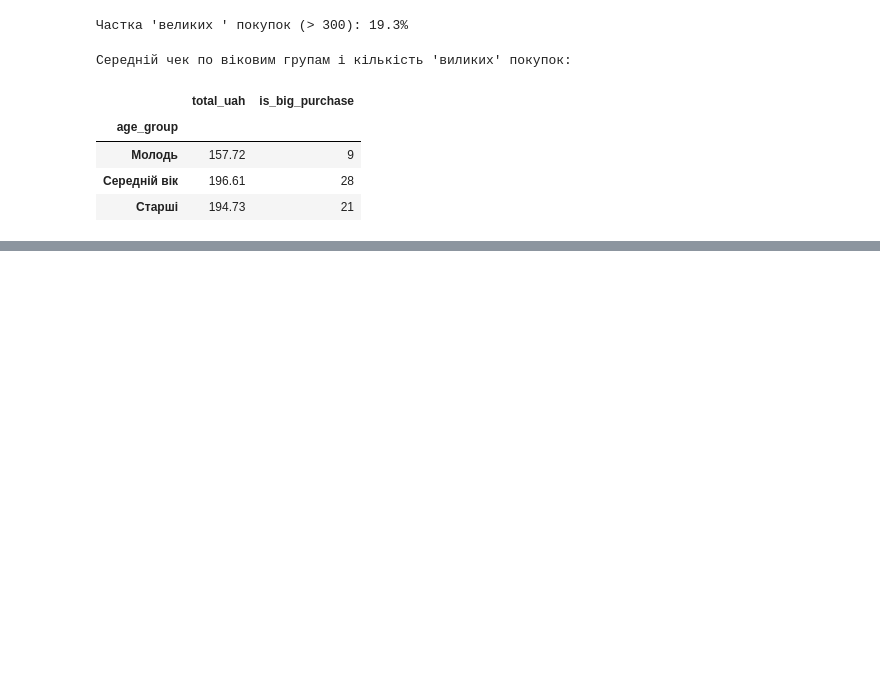
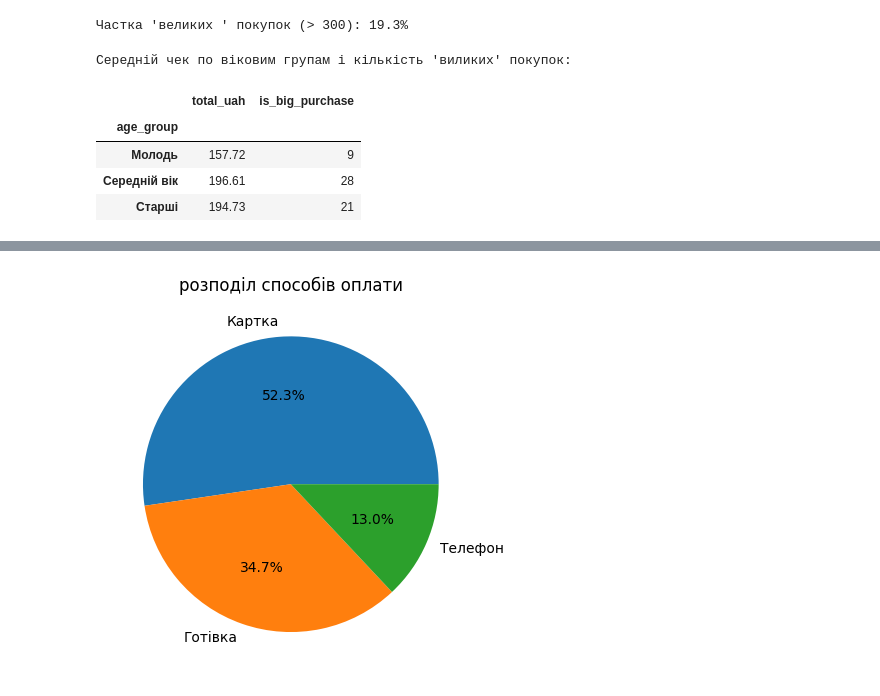
Before and after one commit to rudmaxx/DTA_Python, a Jupyter notebook: project_store_sales_analysis/store_sales_analysis.ipynb, the cells around one changed output, grey strips where cells are left out. Saved outputs shown, nothing was run; the diff lists cells and outputs as text; code cells hidden in the pictures; blank space fills up the shorter version.

```diff
--- a/project_store_sales_analysis/store_sales_analysis.ipynb
+++ b/project_store_sales_analysis/store_sales_analysis.ipynb
@@ -572,0 +618,8 @@ df.groupby('age_group',observed=True).agg({
+# %%
+fig, ax = plt.subplots()
+payment_count = df.payment.value_counts()
+ax.pie(payment_count, labels=payment_count.index, autopct='%1.1f%%')
+ax.set_title('розподіл способів оплати')
+plt.show()
+# %% [output]
+[figure, added]
```
Also changed, not shown: parts of 8 cells of this notebook.
